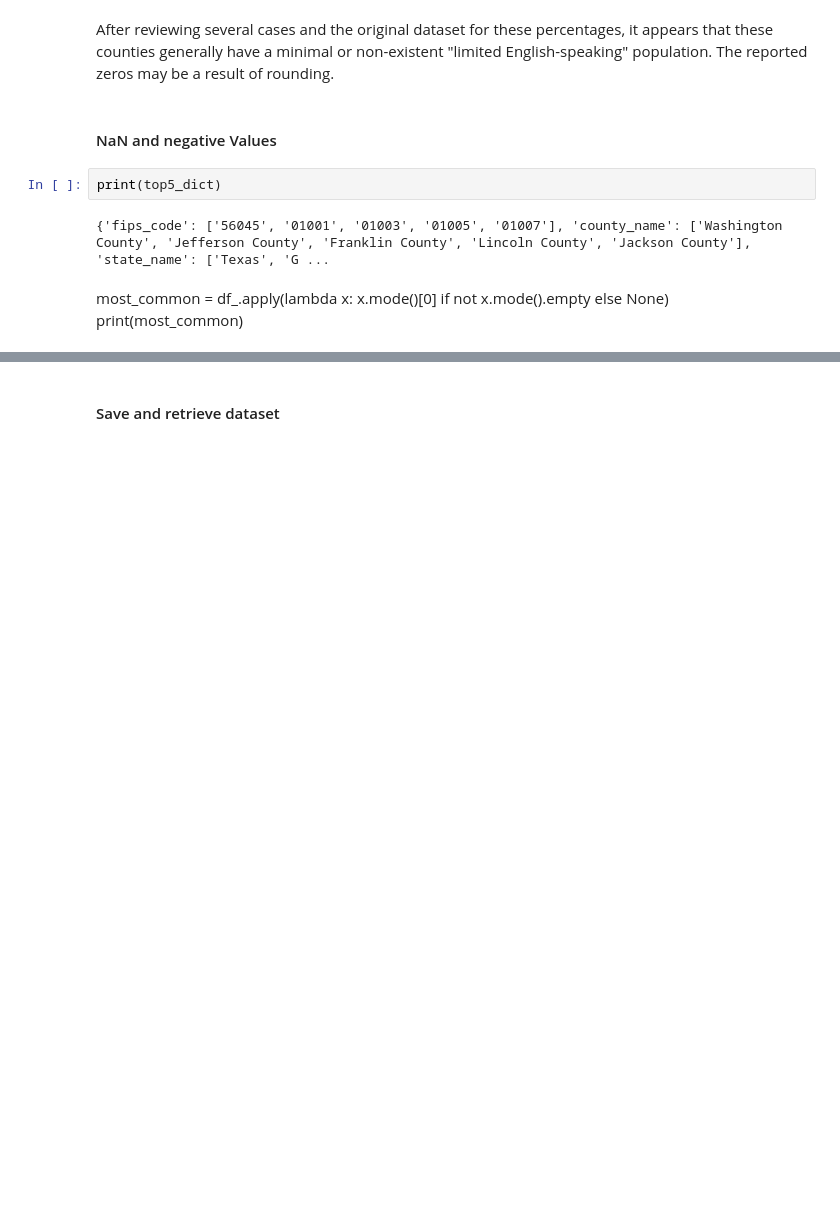
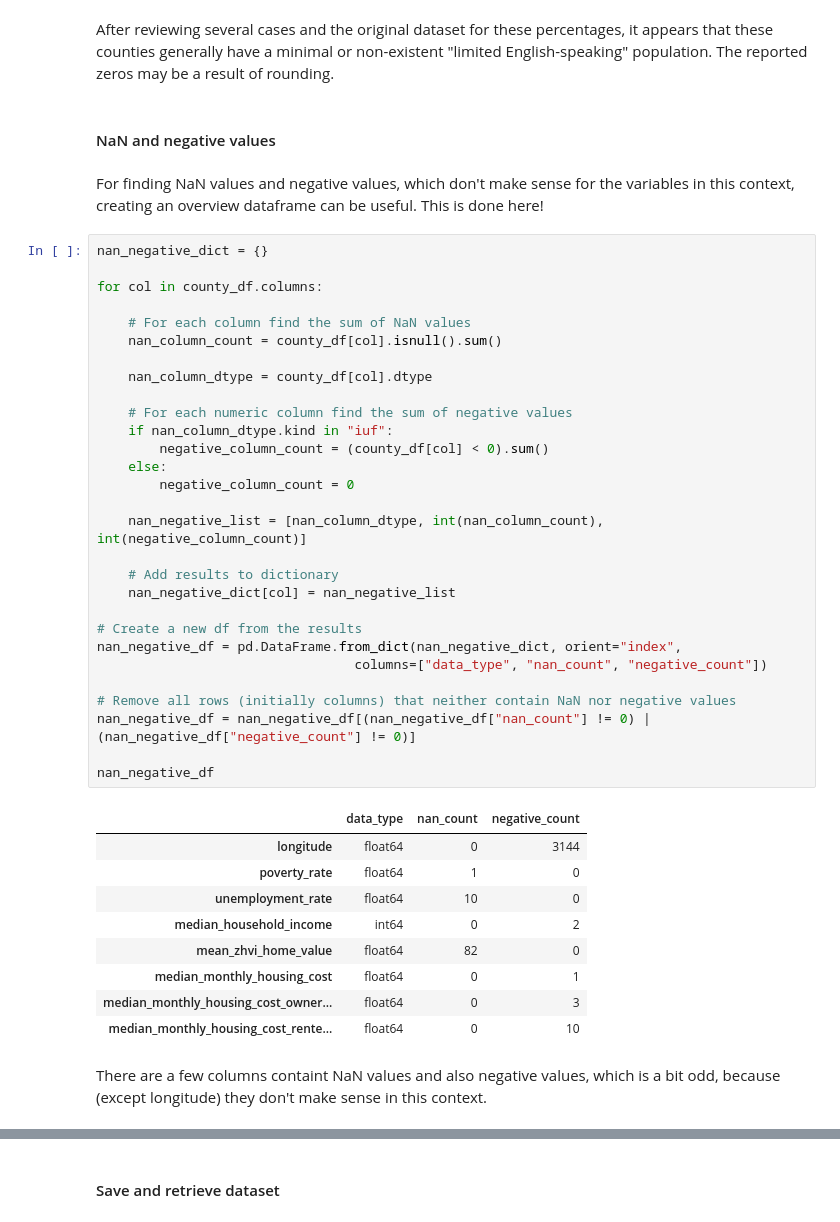
Before and after one commit to larrycoder123/uscounty_datascience, a Jupyter notebook: aproject.ipynb, the cells around one changed output, grey strips where cells are left out. Saved outputs shown, nothing was run; the diff lists cells and outputs as text; blank space fills up the shorter version.

```diff
--- a/aproject.ipynb
+++ b/aproject.ipynb
@@ -143,11 +143,47 @@ filtered_df
 # %% [markdown]
 After reviewing several cases and the original dataset for these percentages, it appears that these counties generally have a minimal or non-existent "limited English-speaking" population. The reported zeros may be a result of rounding.
 # %% [markdown]
-#### NaN and negative Values
+#### NaN and negative values
-# %%
-print(top5_dict)
-# %% [output]
-{'fips_code': ['56045', '01001', '01003', '01005', '01007'], 'county_name': ['Washington County', 'Jefferson County', 'Franklin County', 'Lincoln County', 'Jackson County'], 'state_name': ['Texas', 'G ...
-# %% [markdown]
-most_common = df_.apply(lambda x: x.mode()[0] if not x.mode().empty else None)
-print(most_common)
+# %% [markdown]
+For finding NaN values and negative values, which don't make sense for the variables in this context, creating an overview dataframe can be useful. This is done here!
+# %%
+nan_negative_dict = {}
+
+for col in county_df.columns:
+
+    # For each column find the sum of NaN values
+    nan_column_count = county_df[col].isnull().sum()
+
+    nan_column_dtype = county_df[col].dtype
+
+    # For each numeric column find the sum of negative values
+    if nan_column_dtype.kind in "iuf":
+        negative_column_count = (county_df[col] < 0).sum()
+    else:
+        negative_column_count = 0
+
+    nan_negative_list = [nan_column_dtype, int(nan_column_count), int(negative_column_count)]
+
+    # Add results to dictionary
+    nan_negative_dict[col] = nan_negative_list
+
+# Create a new df from the results
+nan_negative_df = pd.DataFrame.from_dict(nan_negative_dict, orient="index",
+                                 columns=["data_type", "nan_count", "negative_count"])
+
+# Remove all rows (initially columns) that neither contain NaN nor negative values
+nan_negative_df = nan_negative_df[(nan_negative_df["nan_count"] != 0) | (nan_negative_df["negative_count"] != 0)]
+
+nan_negative_df
+# %% [output]
+|  | data_type | nan_count | negative_count |
+| longitude | float64 | 0 | 3144 |
+| poverty_rate | float64 | 1 | 0 |
+| unemployment_rate | float64 | 10 | 0 |
+| median_household_income | int64 | 0 | 2 |
+| mean_zhvi_home_value | float64 | 82 | 0 |
+| median_monthly_housing_cost | float64 | 0 | 1 |
+| median_monthly_housing_cost_owner... | float64 | 0 | 3 |
+| median_monthly_housing_cost_rente... | float64 | 0 | 10 |
+# %% [markdown]
+There are a few columns containt NaN values and also negative values, which is a bit odd, because (except longitude) they don't make sense in this context.
```
Also changed, not shown: parts of 14 cells of this notebook, 1 other file.
